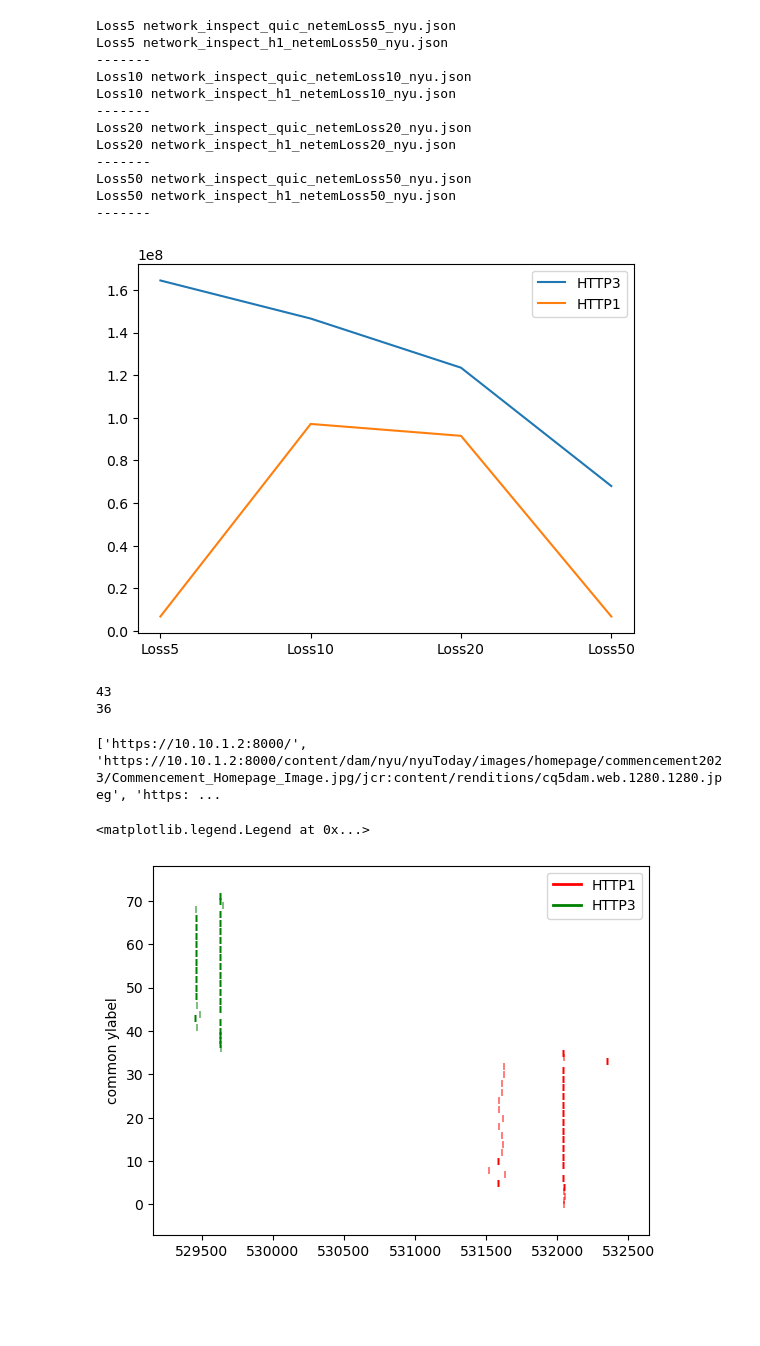
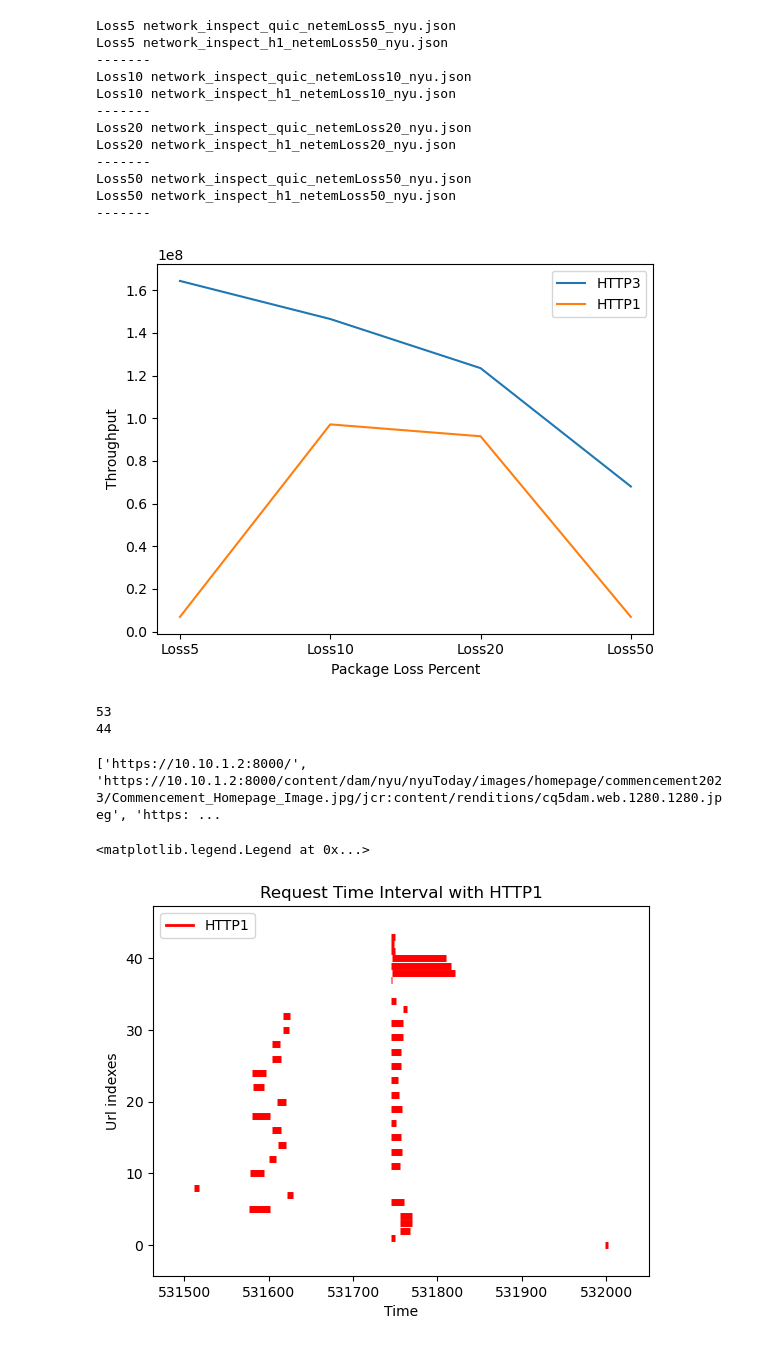
Before and after one commit to MingjieSong/QUIC-HTTP_Research, a Jupyter notebook: NYU/Graph-all.ipynb, the cells around one changed output. Cells and saved outputs as stored; diff of their text form; code cells hidden in the pictures; blank space fills up the shorter version.

```diff
--- a/NYU/Graph-all.ipynb
+++ b/NYU/Graph-all.ipynb
@@ -122,17 +122,17 @@ Loss50 network_inspect_quic_netemLoss50_nyu.json
 Loss50 network_inspect_h1_netemLoss50_nyu.json
 -------
 # %%
-
 # plot lines
 plt.plot(loss_percent, quic_throughputs, label = "HTTP3")
 plt.plot(loss_percent, h1_throughputs, label = "HTTP1")
-
+plt.xlabel("Package Loss Percent")
+plt.gca().set_ylabel("Throughput")
 plt.legend()
 plt.show()
 # %% [output]
-[figure, old version]
+[figure, new version]
 # %%
-congestion = "tbf0.5m32k70ms"
+congestion = "tbf10g32k70ms"
 intervals = []
 
 url_pre = 'https://10'
@@ -144,13 +144,13 @@ for key in quic_tbf.keys():
         for data in datas:
             if 'protocol' in data and data['protocol']=="h3":
                 abs_time = data["timing"]["requestTime"]
-                quic_intervals[data["url"]]= (((abs_time+data["timing"]["sendStart"]),(abs_time+data["timing"]["sendEnd"]+10)))
+                quic_intervals[data["url"]]= (((abs_time+data["timing"]["sendStart"]),(abs_time+data["timing"]["receiveHeadersEnd"])))
 
 print(len(quic_intervals))
 h1_intervals = {}
 
 url_pre = '10.10.1.2'
-congestion = "tbf0.5m32kb70ms"
+congestion = "tbf10g32kb70ms"
 for key in h1_tbf.keys():
     if congestion in key:
         datas = h1_tbf[key]
@@ -160,15 +160,15 @@ for key in h1_tbf.keys():
                 if url in quic_intervals.keys():
 
                     abs_time = data["timing"]["requestTime"]
-                    h1_intervals[data["url"]] = ((abs_time+data["timing"]["sendStart"]),(abs_time+data["timing"]["sendEnd"]+10))
+                    h1_intervals[data["url"]] = ((abs_time+data["timing"]["sendStart"]),(abs_time+data["timing"]["receiveHeadersEnd"]))
 
 
 
 
 print(len(h1_intervals))
 # %% [output]
-43
-36
+53
+44
 # %%
 from matplotlib.lines import Line2D # Imported for legends
 from matplotlib import collections  as mc
@@ -176,41 +176,39 @@ intervals = []
 
 keys = sorted(h1_intervals.keys())
 print(keys)
 for k in keys:
     intervals.append(h1_intervals[k])
 
-for k in keys:
-    k = k.replace(':8000',':4433')
-    intervals.append(quic_intervals[k])
-
-keys.extend(keys)
 
 
 num_intervals = len(intervals)
 viridis = plt.cm.get_cmap('viridis', 2)
 
-color_choice = ['r', 'g']
-colors = [color_choice[0] if i< num_intervals//2 else color_choice[1] for i in range(num_intervals)]
+
+colors = ['r' for i in range(num_intervals)]
 
 # Prepare the input data in correct format for LineCollection
 lines = [[(i[0], j), (i[1], j)] for i, j in zip(intervals, range(len(intervals)))]
 
 lc = mc.LineCollection(lines, colors= colors, linewidths=5)
 fig, ax = plt.subplots()
 
 ax.add_collection(lc)
 ax.margins(0.1)
 
-ax.set_ylabel('common ylabel')
+ax.set_ylabel('Url indexes')
+ax.set_xlabel('Time')
+plt.title("Request Time Interval with HTTP1")
+
 
 
 # Adding the legends
 def make_proxy(col, scalar_mappable, **kwargs):
     color = col
     return Line2D([0, 1], [0, 1], color=color, **kwargs)
-proxies = [make_proxy(c, lc, linewidth=2) for c in color_choice]
-ax.legend(proxies, ['HTTP1', 'HTTP3'])
+proxies = [make_proxy('r', lc, linewidth=2)]
+ax.legend(proxies, ['HTTP1'],loc='upper left')
 # %% [output]
 ['https://10.10.1.2:8000/', 'https://10.10.1.2:8000/content/dam/nyu/nyuToday/images/homepage/commencement2023/Commencement_Homepage_Image.jpg/jcr:content/renditions/cq5dam.web.1280.1280.jpeg', 'https: ...
 <matplotlib.legend.Legend at 0x...>
-[figure, old version]
+[figure, new version]
```
Also changed, not shown: parts of 2 cells of this notebook, 1 other file.
